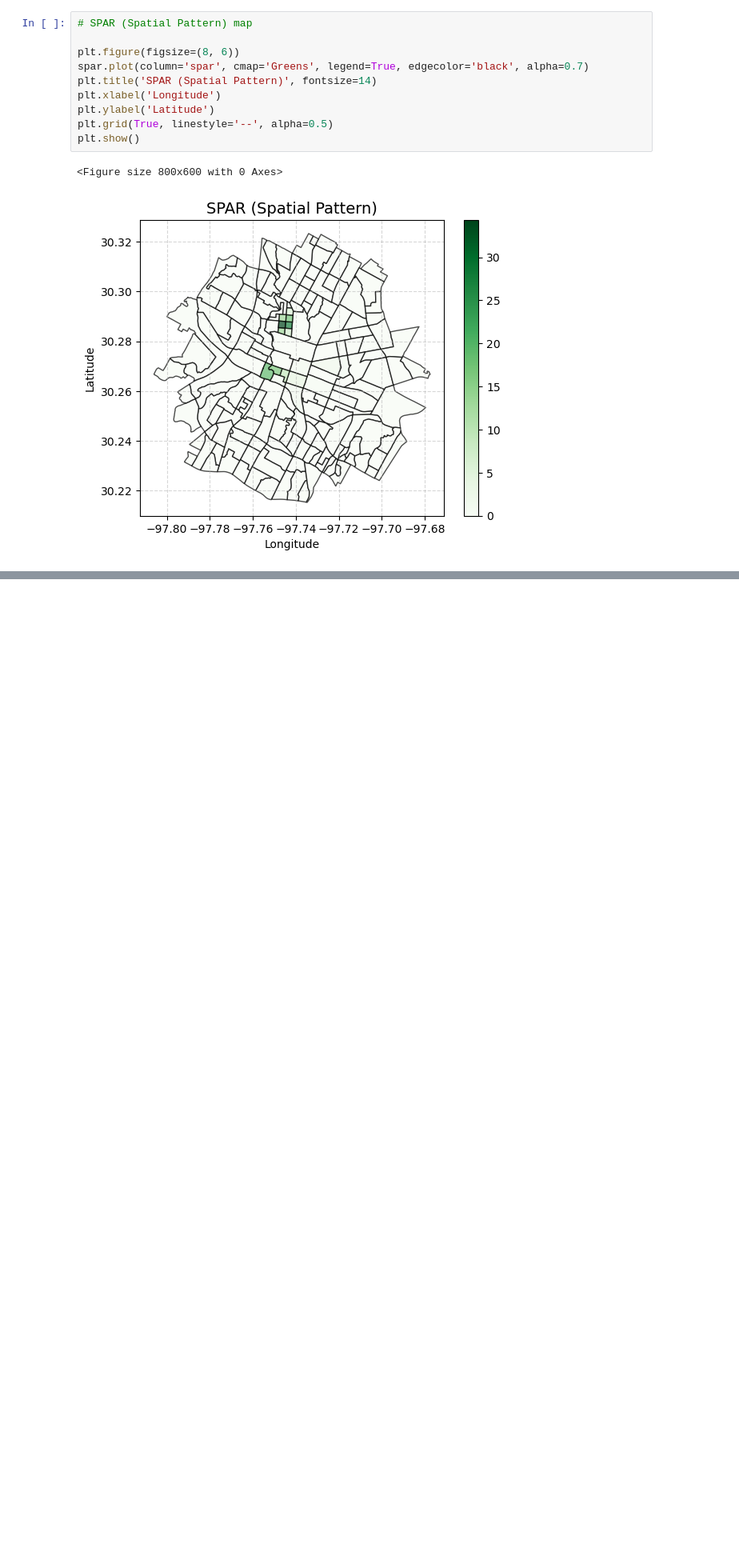
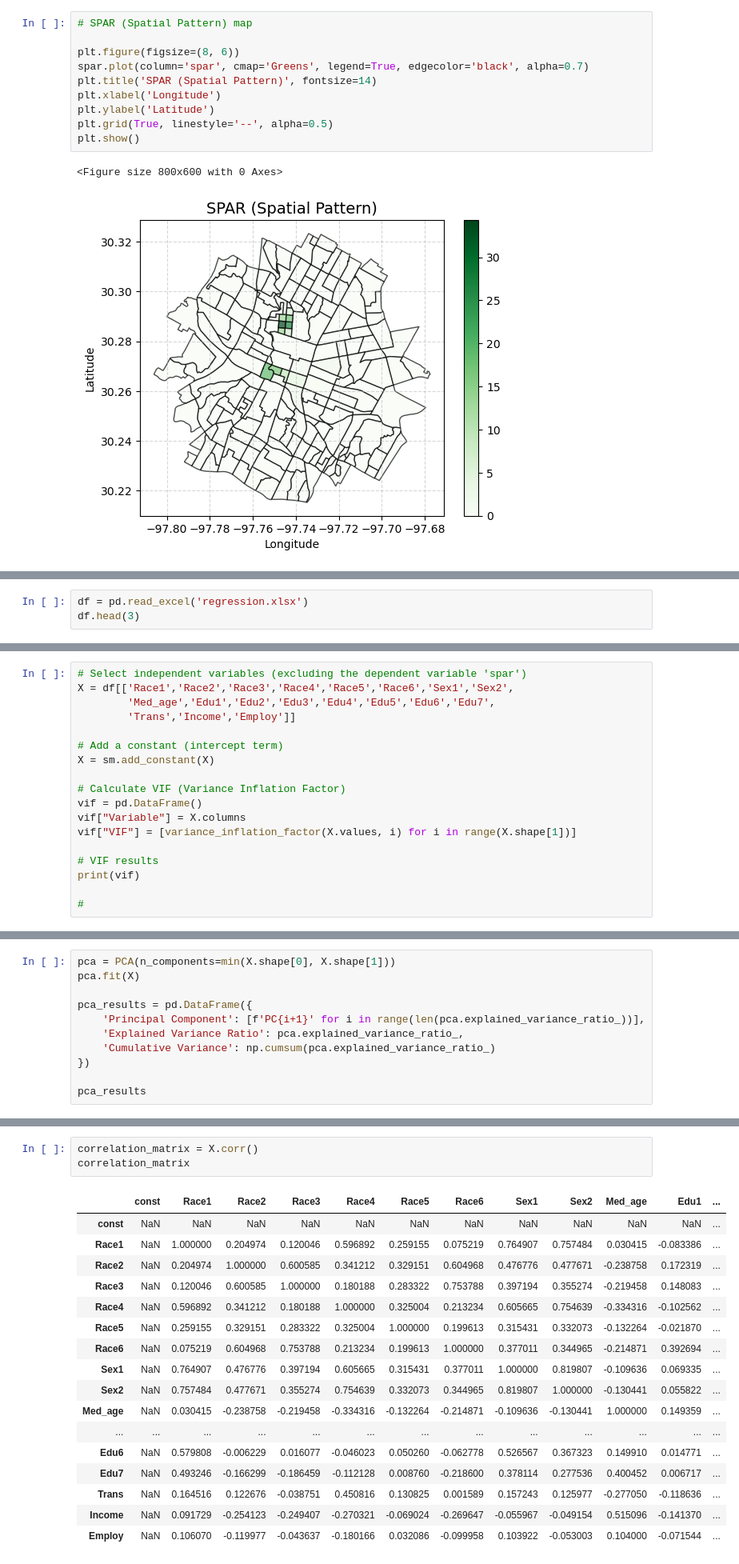
Before and after one commit to wherehaveyubin/research, a Jupyter notebook: 2025-MetroBike.ipynb, the cells around one changed output, grey strips where cells are left out. Shown: that part at 80% size. Cells and saved outputs as stored; diff of their text form; blank space fills up the shorter version.

```diff
--- a/2025-MetroBike.ipynb
+++ b/2025-MetroBike.ipynb
@@ -221,0 +221,3 @@ plt.show()
+# %%
+df = pd.read_excel('regression.xlsx')
+df.head(3)
@@ -221,0 +230,18 @@ plt.show()
+# %%
+# Select independent variables (excluding the dependent variable 'spar')
+X = df[['Race1','Race2','Race3','Race4','Race5','Race6','Sex1','Sex2',
+        'Med_age','Edu1','Edu2','Edu3','Edu4','Edu5','Edu6','Edu7',
+        'Trans','Income','Employ']]
+
+# Add a constant (intercept term)
+X = sm.add_constant(X)
+
+# Calculate VIF (Variance Inflation Factor)
+vif = pd.DataFrame()
+vif["Variable"] = X.columns
+vif["VIF"] = [variance_inflation_factor(X.values, i) for i in range(X.shape[1])]
+
+# VIF results
+print(vif)
+
+#
@@ -221,0 +266,11 @@ plt.show()
+# %%
+pca = PCA(n_components=min(X.shape[0], X.shape[1]))
+pca.fit(X)
+
+pca_results = pd.DataFrame({
+    'Principal Component': [f'PC{i+1}' for i in range(len(pca.explained_variance_ratio_))],
+    'Explained Variance Ratio': pca.explained_variance_ratio_,
+    'Cumulative Variance': np.cumsum(pca.explained_variance_ratio_)
+})
+
+pca_results
@@ -221,0 +295,21 @@ plt.show()
+# %%
+correlation_matrix = X.corr()
+correlation_matrix
+# %% [output]
+|  | const | Race1 | Race2 | Race3 | Race4 | Race5 | Race6 | Sex1 | Sex2 | Med_age | Edu1 | ... |
+| const | NaN | NaN | NaN | NaN | NaN | NaN | NaN | NaN | NaN | NaN | NaN | ... |
+| Race1 | NaN | 1.000000 | 0.204974 | 0.120046 | 0.596892 | 0.259155 | 0.075219 | 0.764907 | 0.757484 | 0.030415 | -0.083386 | ... |
+| Race2 | NaN | 0.204974 | 1.000000 | 0.600585 | 0.341212 | 0.329151 | 0.604968 | 0.476776 | 0.477671 | -0.238758 | 0.172319 | ... |
+| Race3 | NaN | 0.120046 | 0.600585 | 1.000000 | 0.180188 | 0.283322 | 0.753788 | 0.397194 | 0.355274 | -0.219458 | 0.148083 | ... |
+| Race4 | NaN | 0.596892 | 0.341212 | 0.180188 | 1.000000 | 0.325004 | 0.213234 | 0.605665 | 0.754639 | -0.334316 | -0.102562 | ... |
+| Race5 | NaN | 0.259155 | 0.329151 | 0.283322 | 0.325004 | 1.000000 | 0.199613 | 0.315431 | 0.332073 | -0.132264 | -0.021870 | ... |
+| Race6 | NaN | 0.075219 | 0.604968 | 0.753788 | 0.213234 | 0.199613 | 1.000000 | 0.377011 | 0.344965 | -0.214871 | 0.392694 | ... |
+| Sex1 | NaN | 0.764907 | 0.476776 | 0.397194 | 0.605665 | 0.315431 | 0.377011 | 1.000000 | 0.819807 | -0.109636 | 0.069335 | ... |
+| Sex2 | NaN | 0.757484 | 0.477671 | 0.355274 | 0.754639 | 0.332073 | 0.344965 | 0.819807 | 1.000000 | -0.130441 | 0.055822 | ... |
+| Med_age | NaN | 0.030415 | -0.238758 | -0.219458 | -0.334316 | -0.132264 | -0.214871 | -0.109636 | -0.130441 | 1.000000 | 0.149359 | ... |
+| ... | ... | ... | ... | ... | ... | ... | ... | ... | ... | ... | ... | ... |
+| Edu6 | NaN | 0.579808 | -0.006229 | 0.016077 | -0.046023 | 0.050260 | -0.062778 | 0.526567 | 0.367323 | 0.149910 | 0.014771 | ... |
+| Edu7 | NaN | 0.493246 | -0.166299 | -0.186459 | -0.112128 | 0.008760 | -0.218600 | 0.378114 | 0.277536 | 0.400452 | 0.006717 | ... |
+| Trans | NaN | 0.164516 | 0.122676 | -0.038751 | 0.450816 | 0.130825 | 0.001589 | 0.157243 | 0.125977 | -0.277050 | -0.118636 | ... |
+| Income | NaN | 0.091729 | -0.254123 | -0.249407 | -0.270321 | -0.069024 | -0.269647 | -0.055967 | -0.049154 | 0.515096 | -0.141370 | ... |
+| Employ | NaN | 0.106070 | -0.119977 | -0.043637 | -0.180166 | 0.032086 | -0.099958 | 0.103922 | -0.053003 | 0.104000 | -0.071544 | ... |
```
Also changed, not shown: parts of 25 cells of this notebook.
